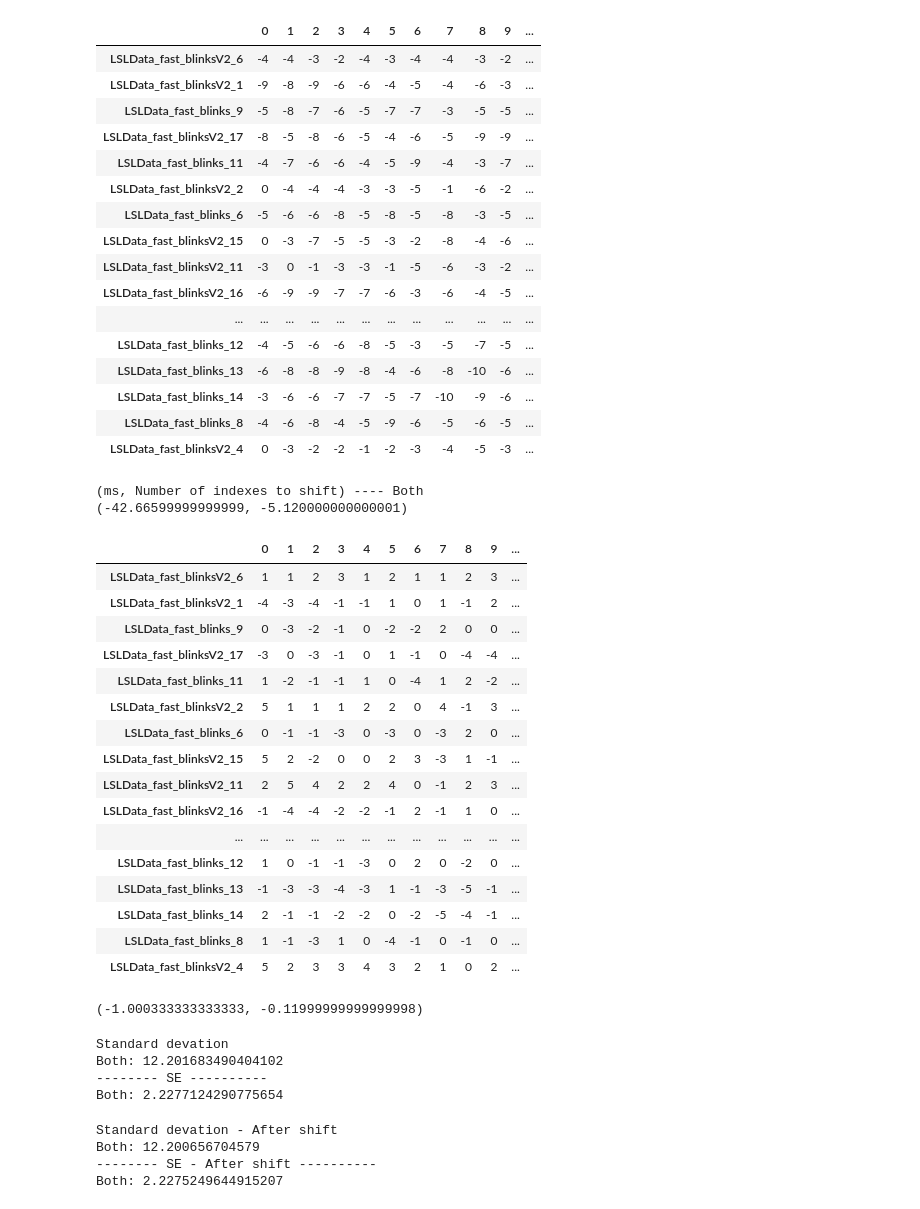
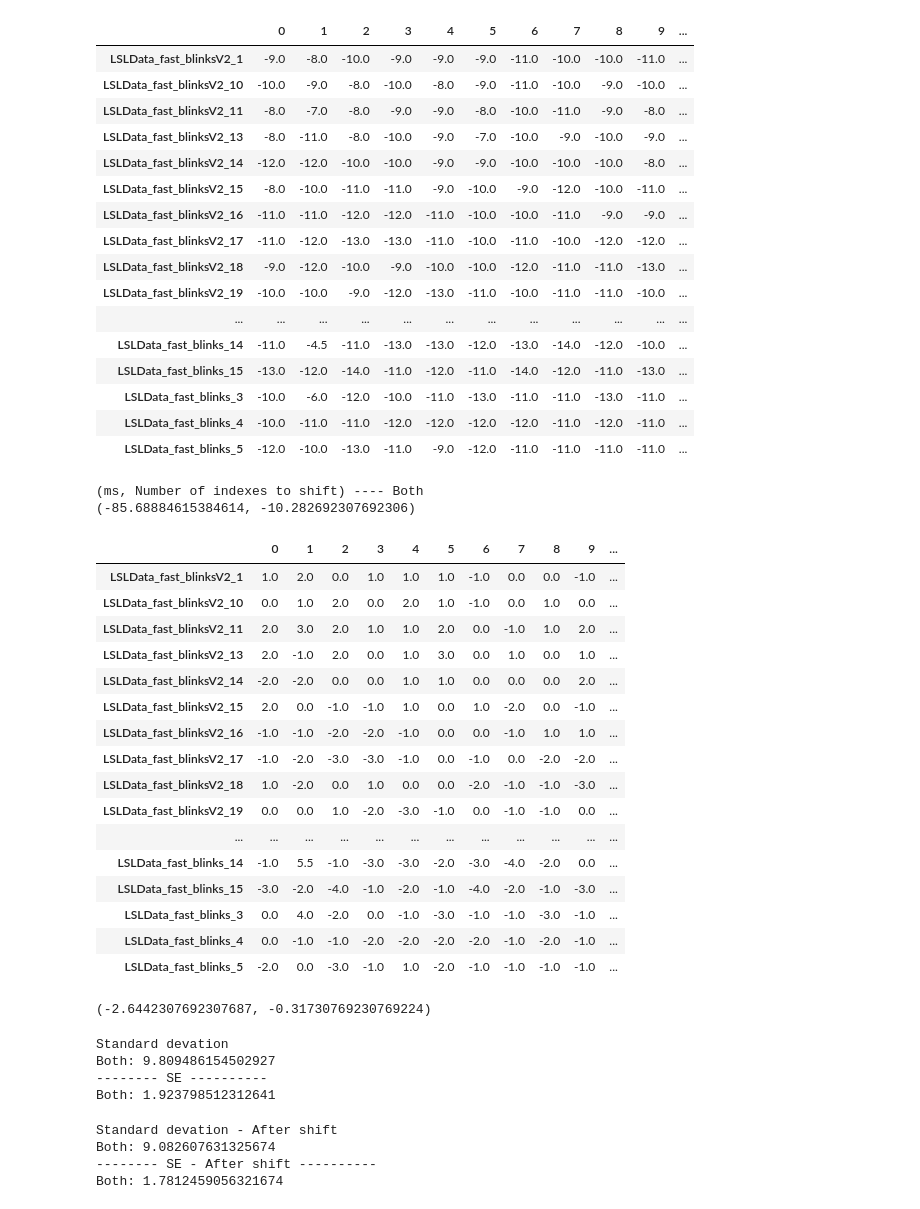
Before and after one commit to Ofplarsen/Bachelor_BCISpeller_Analyses, a Jupyter notebook: jitter/peak_analysis_iir.ipynb, the cells around one changed output. Cells and saved outputs as stored; diff of their text form; code cells hidden in the pictures.

```diff
--- a/jitter/peak_analysis_iir.ipynb
+++ b/jitter/peak_analysis_iir.ipynb
@@ -194,36 +194,36 @@ def run_files(paths, path='data/LSLData120hz/',file = 'dejittered-fir-1to28-eeg-
         plot_table(df_peak)
     return df_peak
 # %%
-['zerophase-dejittered-iir-3order-0.75to5-eeg-and-dejittered-eyetracking', 'zerophase-dejittered-iir-3order-1to28-eeg-and-dejittered-eyetracking.xdf']
-path = "./data/LSLData_fast_blinks_offline/"
-file = "zerophase-dejittered-iir-4order-0.75to5-eeg-and-dejittered-eyetracking.xdf"
+['zerophase-dejittered-iir-4order-0.75to5-eeg-and-dejittered-eyetracking.xdf', 'dejittered-iir-3order-0.75to5-eeg-and-dejittered-eyetracking.xdf']
+path = "./data/LSLDataFastBlinksSamletOnline/"
+file = "dejittered-iir-3order-0.75to5-eeg-and-dejittered-eyetracking.xdf"
 paths = [name for name in os.listdir(path)]
 both = [name for name in paths if "LSLDataV4_13" not in name]
 flip = True
 chosen_channel = 'AUX_1'
 
 df_both = run_files(both, both=flip, file = file, plot=False, path = path)
 #df_both= df_both.drop(['LSLDataV4_8', 'LSLDataV4_6', 'LSLDataV4_1'])
 #df_both = df_both.drop(df_both.columns[[1]], inplace=True, axis=1)
 display(df_both)
 # %% [output]
 |  | 0 | 1 | 2 | 3 | 4 | 5 | 6 | 7 | 8 | 9 | ... |
-| LSLData_fast_blinksV2_6 | -4 | -4 | -3 | -2 | -4 | -3 | -4 | -4 | -3 | -2 | ... |
-| LSLData_fast_blinksV2_1 | -9 | -8 | -9 | -6 | -6 | -4 | -5 | -4 | -6 | -3 | ... |
-| LSLData_fast_blinks_9 | -5 | -8 | -7 | -6 | -5 | -7 | -7 | -3 | -5 | -5 | ... |
-| LSLData_fast_blinksV2_17 | -8 | -5 | -8 | -6 | -5 | -4 | -6 | -5 | -9 | -9 | ... |
-| LSLData_fast_blinks_11 | -4 | -7 | -6 | -6 | -4 | -5 | -9 | -4 | -3 | -7 | ... |
-| LSLData_fast_blinksV2_2 | 0 | -4 | -4 | -4 | -3 | -3 | -5 | -1 | -6 | -2 | ... |
-| LSLData_fast_blinks_6 | -5 | -6 | -6 | -8 | -5 | -8 | -5 | -8 | -3 | -5 | ... |
-| LSLData_fast_blinksV2_15 | 0 | -3 | -7 | -5 | -5 | -3 | -2 | -8 | -4 | -6 | ... |
-| LSLData_fast_blinksV2_11 | -3 | 0 | -1 | -3 | -3 | -1 | -5 | -6 | -3 | -2 | ... |
-| LSLData_fast_blinksV2_16 | -6 | -9 | -9 | -7 | -7 | -6 | -3 | -6 | -4 | -5 | ... |
+| LSLData_fast_blinksV2_1 | -9.0 | -8.0 | -10.0 | -9.0 | -9.0 | -9.0 | -11.0 | -10.0 | -10.0 | -11.0 | ... |
+| LSLData_fast_blinksV2_10 | -10.0 | -9.0 | -8.0 | -10.0 | -8.0 | -9.0 | -11.0 | -10.0 | -9.0 | -10.0 | ... |
+| LSLData_fast_blinksV2_11 | -8.0 | -7.0 | -8.0 | -9.0 | -9.0 | -8.0 | -10.0 | -11.0 | -9.0 | -8.0 | ... |
+| LSLData_fast_blinksV2_13 | -8.0 | -11.0 | -8.0 | -10.0 | -9.0 | -7.0 | -10.0 | -9.0 | -10.0 | -9.0 | ... |
+| LSLData_fast_blinksV2_14 | -12.0 | -12.0 | -10.0 | -10.0 | -9.0 | -9.0 | -10.0 | -10.0 | -10.0 | -8.0 | ... |
+| LSLData_fast_blinksV2_15 | -8.0 | -10.0 | -11.0 | -11.0 | -9.0 | -10.0 | -9.0 | -12.0 | -10.0 | -11.0 | ... |
+| LSLData_fast_blinksV2_16 | -11.0 | -11.0 | -12.0 | -12.0 | -11.0 | -10.0 | -10.0 | -11.0 | -9.0 | -9.0 | ... |
+| LSLData_fast_blinksV2_17 | -11.0 | -12.0 | -13.0 | -13.0 | -11.0 | -10.0 | -11.0 | -10.0 | -12.0 | -12.0 | ... |
+| LSLData_fast_blinksV2_18 | -9.0 | -12.0 | -10.0 | -9.0 | -10.0 | -10.0 | -12.0 | -11.0 | -11.0 | -13.0 | ... |
+| LSLData_fast_blinksV2_19 | -10.0 | -10.0 | -9.0 | -12.0 | -13.0 | -11.0 | -10.0 | -11.0 | -11.0 | -10.0 | ... |
 | ... | ... | ... | ... | ... | ... | ... | ... | ... | ... | ... | ... |
-| LSLData_fast_blinks_12 | -4 | -5 | -6 | -6 | -8 | -5 | -3 | -5 | -7 | -5 | ... |
-| LSLData_fast_blinks_13 | -6 | -8 | -8 | -9 | -8 | -4 | -6 | -8 | -10 | -6 | ... |
-| LSLData_fast_blinks_14 | -3 | -6 | -6 | -7 | -7 | -5 | -7 | -10 | -9 | -6 | ... |
-| LSLData_fast_blinks_8 | -4 | -6 | -8 | -4 | -5 | -9 | -6 | -5 | -6 | -5 | ... |
-| LSLData_fast_blinksV2_4 | 0 | -3 | -2 | -2 | -1 | -2 | -3 | -4 | -5 | -3 | ... |
+| LSLData_fast_blinks_14 | -11.0 | -4.5 | -11.0 | -13.0 | -13.0 | -12.0 | -13.0 | -14.0 | -12.0 | -10.0 | ... |
+| LSLData_fast_blinks_15 | -13.0 | -12.0 | -14.0 | -11.0 | -12.0 | -11.0 | -14.0 | -12.0 | -11.0 | -13.0 | ... |
+| LSLData_fast_blinks_3 | -10.0 | -6.0 | -12.0 | -10.0 | -11.0 | -13.0 | -11.0 | -11.0 | -13.0 | -11.0 | ... |
+| LSLData_fast_blinks_4 | -10.0 | -11.0 | -11.0 | -12.0 | -12.0 | -12.0 | -12.0 | -11.0 | -12.0 | -11.0 | ... |
+| LSLData_fast_blinks_5 | -12.0 | -10.0 | -13.0 | -11.0 | -9.0 | -12.0 | -11.0 | -11.0 | -11.0 | -11.0 | ... |
 # %%
 def get_offset(df):
     avg_offset = df['Avg time (ms)'].sum()/df.shape[0]
@@ -242,25 +242,25 @@ display(df_both_shift)
 print(get_offset(df_both_shift))
 # %% [output]
 (ms, Number of indexes to shift) ---- Both
-(-42.66599999999999, -5.120000000000001)
+(-85.68884615384614, -10.282692307692306)
 |  | 0 | 1 | 2 | 3 | 4 | 5 | 6 | 7 | 8 | 9 | ... |
-| LSLData_fast_blinksV2_6 | 1 | 1 | 2 | 3 | 1 | 2 | 1 | 1 | 2 | 3 | ... |
-| LSLData_fast_blinksV2_1 | -4 | -3 | -4 | -1 | -1 | 1 | 0 | 1 | -1 | 2 | ... |
-| LSLData_fast_blinks_9 | 0 | -3 | -2 | -1 | 0 | -2 | -2 | 2 | 0 | 0 | ... |
-| LSLData_fast_blinksV2_17 | -3 | 0 | -3 | -1 | 0 | 1 | -1 | 0 | -4 | -4 | ... |
-| LSLData_fast_blinks_11 | 1 | -2 | -1 | -1 | 1 | 0 | -4 | 1 | 2 | -2 | ... |
-| LSLData_fast_blinksV2_2 | 5 | 1 | 1 | 1 | 2 | 2 | 0 | 4 | -1 | 3 | ... |
-| LSLData_fast_blinks_6 | 0 | -1 | -1 | -3 | 0 | -3 | 0 | -3 | 2 | 0 | ... |
-| LSLData_fast_blinksV2_15 | 5 | 2 | -2 | 0 | 0 | 2 | 3 | -3 | 1 | -1 | ... |
-| LSLData_fast_blinksV2_11 | 2 | 5 | 4 | 2 | 2 | 4 | 0 | -1 | 2 | 3 | ... |
-| LSLData_fast_blinksV2_16 | -1 | -4 | -4 | -2 | -2 | -1 | 2 | -1 | 1 | 0 | ... |
+| LSLData_fast_blinksV2_1 | 1.0 | 2.0 | 0.0 | 1.0 | 1.0 | 1.0 | -1.0 | 0.0 | 0.0 | -1.0 | ... |
+| LSLData_fast_blinksV2_10 | 0.0 | 1.0 | 2.0 | 0.0 | 2.0 | 1.0 | -1.0 | 0.0 | 1.0 | 0.0 | ... |
+| LSLData_fast_blinksV2_11 | 2.0 | 3.0 | 2.0 | 1.0 | 1.0 | 2.0 | 0.0 | -1.0 | 1.0 | 2.0 | ... |
+| LSLData_fast_blinksV2_13 | 2.0 | -1.0 | 2.0 | 0.0 | 1.0 | 3.0 | 0.0 | 1.0 | 0.0 | 1.0 | ... |
+| LSLData_fast_blinksV2_14 | -2.0 | -2.0 | 0.0 | 0.0 | 1.0 | 1.0 | 0.0 | 0.0 | 0.0 | 2.0 | ... |
+| LSLData_fast_blinksV2_15 | 2.0 | 0.0 | -1.0 | -1.0 | 1.0 | 0.0 | 1.0 | -2.0 | 0.0 | -1.0 | ... |
+| LSLData_fast_blinksV2_16 | -1.0 | -1.0 | -2.0 | -2.0 | -1.0 | 0.0 | 0.0 | -1.0 | 1.0 | 1.0 | ... |
+| LSLData_fast_blinksV2_17 | -1.0 | -2.0 | -3.0 | -3.0 | -1.0 | 0.0 | -1.0 | 0.0 | -2.0 | -2.0 | ... |
+| LSLData_fast_blinksV2_18 | 1.0 | -2.0 | 0.0 | 1.0 | 0.0 | 0.0 | -2.0 | -1.0 | -1.0 | -3.0 | ... |
+| LSLData_fast_blinksV2_19 | 0.0 | 0.0 | 1.0 | -2.0 | -3.0 | -1.0 | 0.0 | -1.0 | -1.0 | 0.0 | ... |
 | ... | ... | ... | ... | ... | ... | ... | ... | ... | ... | ... | ... |
-| LSLData_fast_blinks_12 | 1 | 0 | -1 | -1 | -3 | 0 | 2 | 0 | -2 | 0 | ... |
-| LSLData_fast_blinks_13 | -1 | -3 | -3 | -4 | -3 | 1 | -1 | -3 | -5 | -1 | ... |
-| LSLData_fast_blinks_14 | 2 | -1 | -1 | -2 | -2 | 0 | -2 | -5 | -4 | -1 | ... |
-| LSLData_fast_blinks_8 | 1 | -1 | -3 | 1 | 0 | -4 | -1 | 0 | -1 | 0 | ... |
-| LSLData_fast_blinksV2_4 | 5 | 2 | 3 | 3 | 4 | 3 | 2 | 1 | 0 | 2 | ... |
+| LSLData_fast_blinks_14 | -1.0 | 5.5 | -1.0 | -3.0 | -3.0 | -2.0 | -3.0 | -4.0 | -2.0 | 0.0 | ... |
+| LSLData_fast_blinks_15 | -3.0 | -2.0 | -4.0 | -1.0 | -2.0 | -1.0 | -4.0 | -2.0 | -1.0 | -3.0 | ... |
+| LSLData_fast_blinks_3 | 0.0 | 4.0 | -2.0 | 0.0 | -1.0 | -3.0 | -1.0 | -1.0 | -3.0 | -1.0 | ... |
+| LSLData_fast_blinks_4 | 0.0 | -1.0 | -1.0 | -2.0 | -2.0 | -2.0 | -2.0 | -1.0 | -2.0 | -1.0 | ... |
+| LSLData_fast_blinks_5 | -2.0 | 0.0 | -3.0 | -1.0 | 1.0 | -2.0 | -1.0 | -1.0 | -1.0 | -1.0 | ... |
-(-1.000333333333333, -0.11999999999999998)
+(-2.6442307692307687, -0.31730769230769224)
 # %%
 import statistics
 from scipy.stats import sem
@@ -274,9 +274,9 @@ print("-------- SE ----------")
 print("Both: " + str(se_both))
 # %% [output]
 Standard devation
-Both: 12.201683490404102
+Both: 9.809486154502927
 -------- SE ----------
-Both: 2.2277124290775654
+Both: 1.923798512312641
 # %%
 standard_de_both_shift = statistics.stdev(df_both_shift['Avg time (ms)'])
 se_both_shift = sem(df_both_shift['Avg time (ms)'])
@@ -286,9 +286,9 @@ print("-------- SE - After shift ----------")
 print("Both: " + str(se_both_shift))
 # %% [output]
 Standard devation - After shift
-Both: 12.200656704579
+Both: 9.082607631325674
 -------- SE - After shift ----------
-Both: 2.2275249644915207
+Both: 1.7812459056321674
 # %%
 from scipy.stats import norm
 # Plot between -10 and 10 with .001 steps.
```
Also changed, not shown: parts of 3 cells of this notebook, 3 other files.
